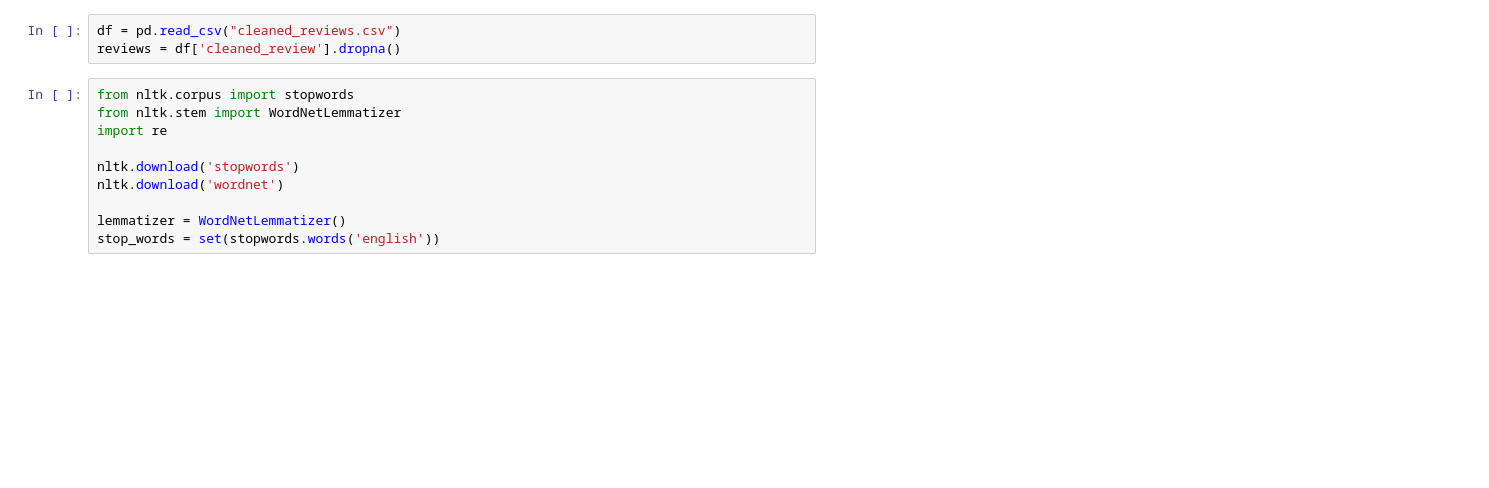
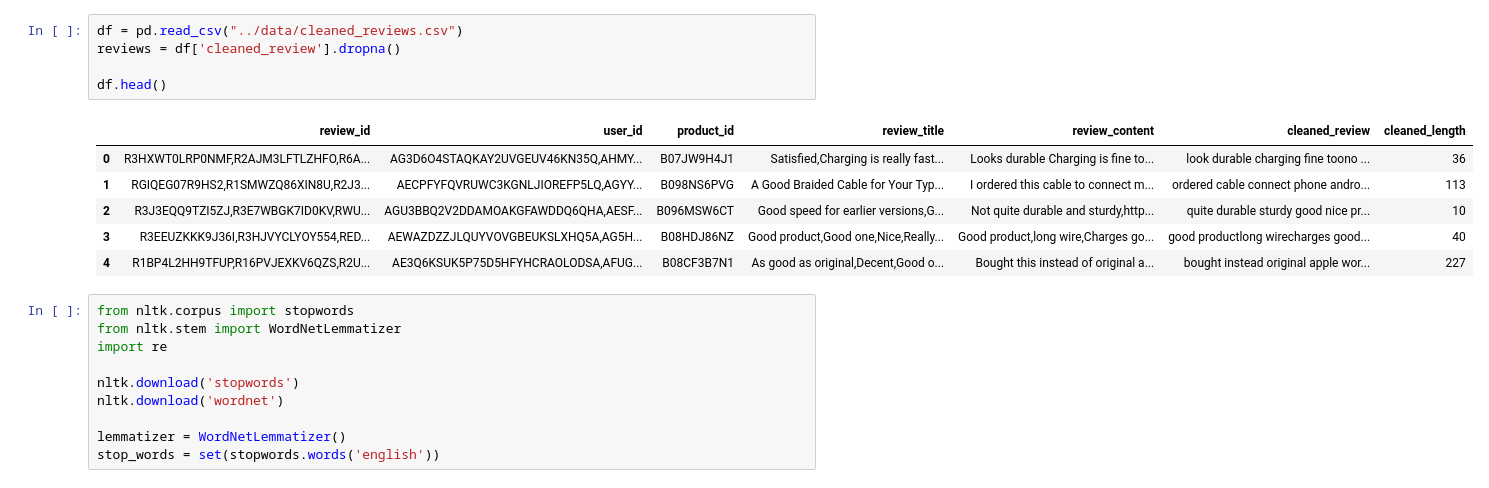
Before and after one commit to bteze001/Amazon_sales_analytics, a Jupyter notebook: project3/notebooks/04_topic_modeling.ipynb, the cells around one changed output. Saved outputs shown, nothing was run; the diff lists cells and outputs as text; blank space fills up the shorter version.

```diff
--- a/project3/notebooks/04_topic_modeling.ipynb
+++ b/project3/notebooks/04_topic_modeling.ipynb
@@ -25,6 +8,15 @@ Successfully installed wordcloud-1.9.4
 # %%
-df = pd.read_csv("cleaned_reviews.csv")
+df = pd.read_csv("../data/cleaned_reviews.csv")
 reviews = df['cleaned_review'].dropna()
+
+df.head()
+# %% [output]
+|  | review_id | user_id | product_id | review_title | review_content | cleaned_review | cleaned_length |
+| 0 | R3HXWT0LRP0NMF,R2AJM3LFTLZHFO,R6A... | AG3D6O4STAQKAY2UVGEUV46KN35Q,AHMY... | B07JW9H4J1 | Satisfied,Charging is really fast... | Looks durable Charging is fine to... | look durable charging fine toono ... | 36 |
+| 1 | RGIQEG07R9HS2,R1SMWZQ86XIN8U,R2J3... | AECPFYFQVRUWC3KGNLJIOREFP5LQ,AGYY... | B098NS6PVG | A Good Braided Cable for Your Typ... | I ordered this cable to connect m... | ordered cable connect phone andro... | 113 |
+| 2 | R3J3EQQ9TZI5ZJ,R3E7WBGK7ID0KV,RWU... | AGU3BBQ2V2DDAMOAKGFAWDDQ6QHA,AESF... | B096MSW6CT | Good speed for earlier versions,G... | Not quite durable and sturdy,http... | quite durable sturdy good nice pr... | 10 |
+| 3 | R3EEUZKKK9J36I,R3HJVYCLYOY554,RED... | AEWAZDZZJLQUYVOVGBEUKSLXHQ5A,AG5H... | B08HDJ86NZ | Good product,Good one,Nice,Really... | Good product,long wire,Charges go... | good productlong wirecharges good... | 40 |
+| 4 | R1BP4L2HH9TFUP,R16PVJEXKV6QZS,R2U... | AE3Q6KSUK5P75D5HFYHCRAOLODSA,AFUG... | B08CF3B7N1 | As good as original,Decent,Good o... | Bought this instead of original a... | bought instead original apple wor... | 227 |
 # %%
 from nltk.corpus import stopwords
 from nltk.stem import WordNetLemmatizer
```
Also changed, not shown: parts of 2 cells of this notebook, 47 other files.
